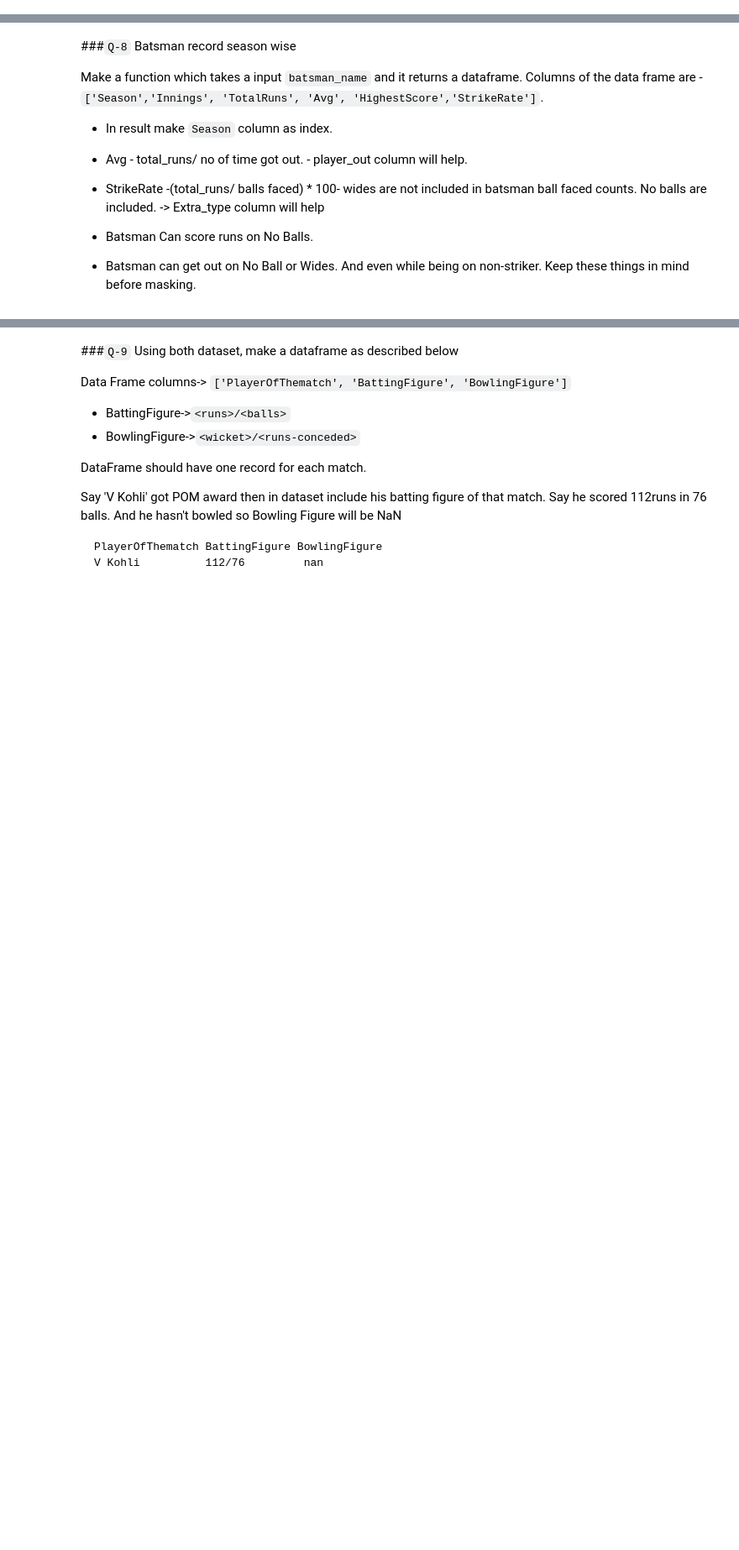
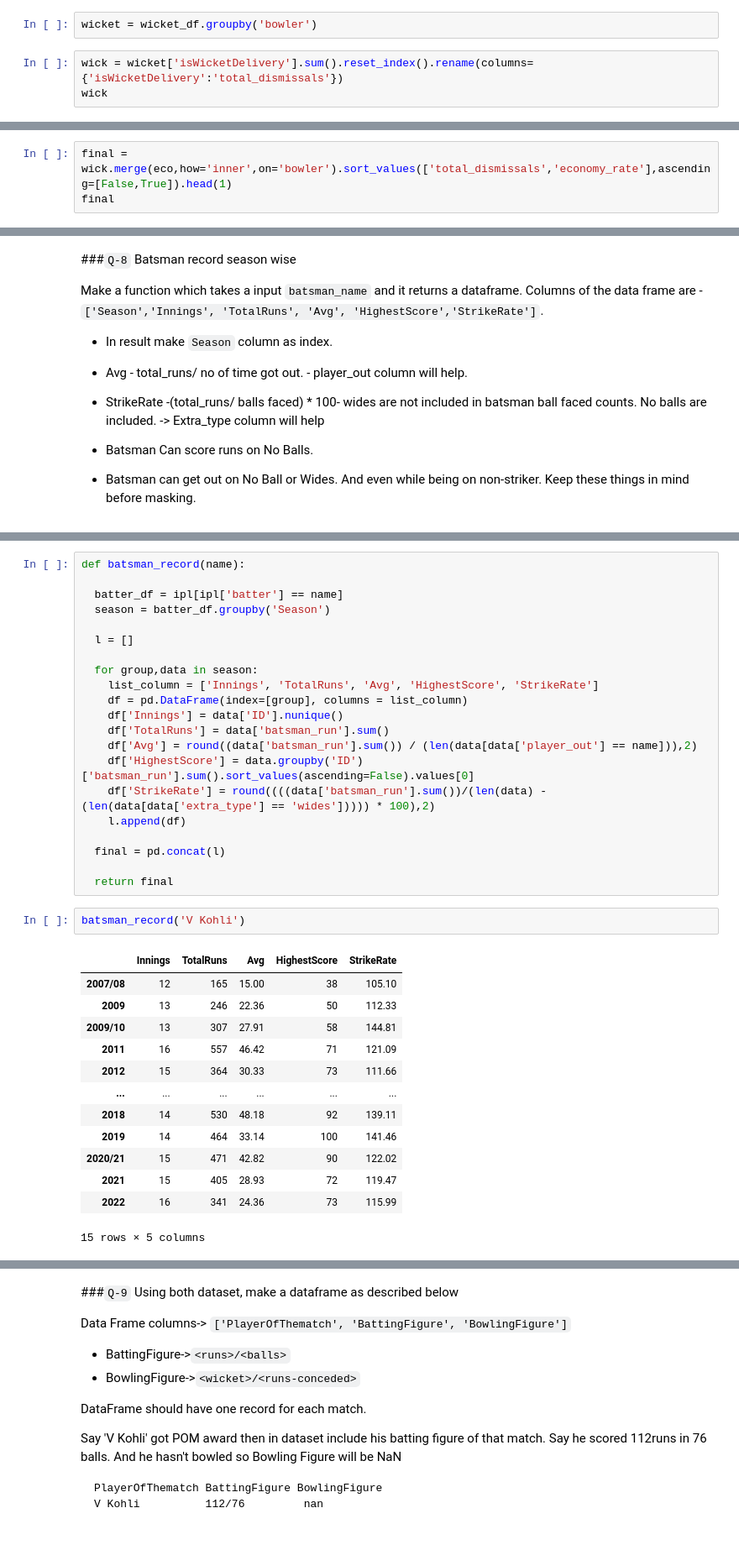
Before and after one commit to rishabhk1501/Data-Analytics-Tasks, a Jupyter notebook: session_20_task_soln.ipynb, the cells around one changed output, grey strips where cells are left out. Shown at 84% size. Saved outputs shown, nothing was run; the diff lists cells and outputs as text; blank space fills up the shorter version.

```diff
--- a/session_20_task_soln.ipynb
+++ b/session_20_task_soln.ipynb
@@ -232,0 +272,5 @@ Death Overs - [16-20]
+# %%
+wicket = wicket_df.groupby('bowler')
+# %%
+wick = wicket['isWicketDelivery'].sum().reset_index().rename(columns={'isWicketDelivery':'total_dismissals'})
+wick
@@ -232,0 +291,3 @@ Death Overs - [16-20]
+# %%
+final = wick.merge(eco,how='inner',on='bowler').sort_values(['total_dismissals','economy_rate'],ascending=[False,True]).head(1)
+final
@@ -245,0 +323,37 @@ Columns of the data frame are - `['Season','Innings', 'TotalRuns', 'Avg', 'Highe
+# %%
+def batsman_record(name):
+
+  batter_df = ipl[ipl['batter'] == name]
+  season = batter_df.groupby('Season')
+
+  l = []
+
+  for group,data in season:
+    list_column = ['Innings', 'TotalRuns', 'Avg', 'HighestScore', 'StrikeRate']
+    df = pd.DataFrame(index=[group], columns = list_column)
+    df['Innings'] = data['ID'].nunique()
+    df['TotalRuns'] = data['batsman_run'].sum()
+    df['Avg'] = round((data['batsman_run'].sum()) / (len(data[data['player_out'] == name])),2)
+    df['HighestScore'] = data.groupby('ID')['batsman_run'].sum().sort_values(ascending=False).values[0]
+    df['StrikeRate'] = round((((data['batsman_run'].sum())/(len(data) - (len(data[data['extra_type'] == 'wides'])))) * 100),2)
+    l.append(df)
+
+  final = pd.concat(l)
+
+  return final
+# %%
+batsman_record('V Kohli')
+# %% [output]
+|  | Innings | TotalRuns | Avg | HighestScore | StrikeRate |
+| 2007/08 | 12 | 165 | 15.00 | 38 | 105.10 |
+| 2009 | 13 | 246 | 22.36 | 50 | 112.33 |
+| 2009/10 | 13 | 307 | 27.91 | 58 | 144.81 |
+| 2011 | 16 | 557 | 46.42 | 71 | 121.09 |
+| 2012 | 15 | 364 | 30.33 | 73 | 111.66 |
+| ... | ... | ... | ... | ... | ... |
+| 2018 | 14 | 530 | 48.18 | 92 | 139.11 |
+| 2019 | 14 | 464 | 33.14 | 100 | 141.46 |
+| 2020/21 | 15 | 471 | 42.82 | 90 | 122.02 |
+| 2021 | 15 | 405 | 28.93 | 72 | 119.47 |
+| 2022 | 16 | 341 | 24.36 | 73 | 115.99 |
+15 rows × 5 columns
```
Also changed, not shown: parts of 12 cells of this notebook.
